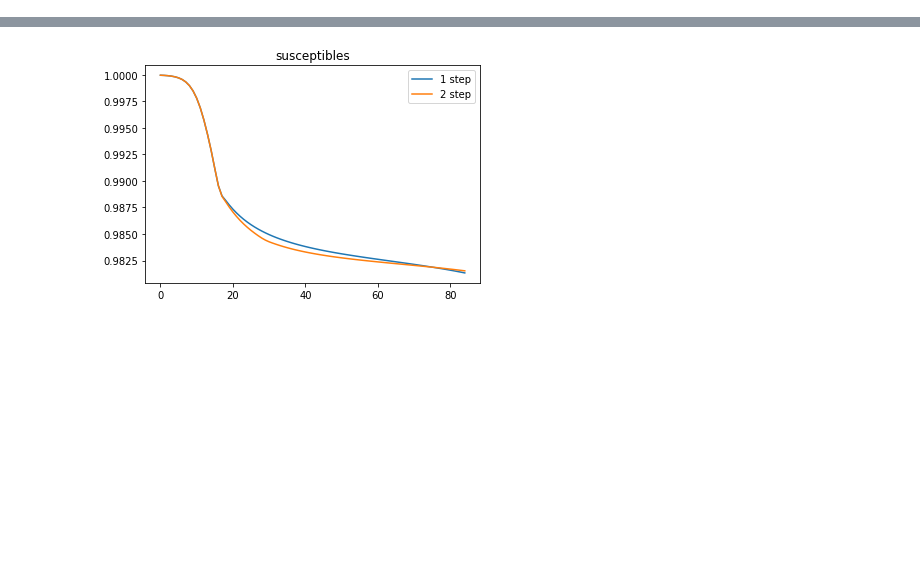
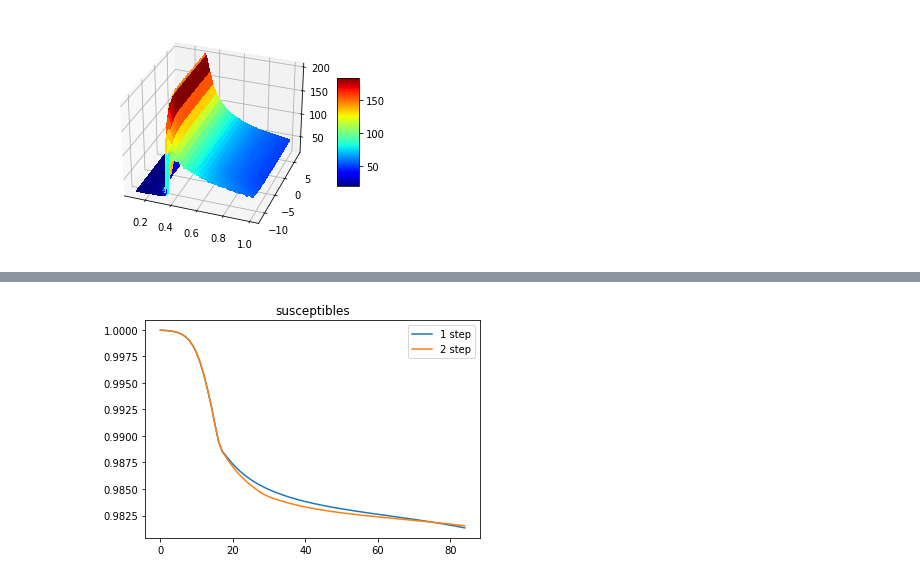
Before and after one commit to giuliacampesan/LDEProject, a Jupyter notebook: LDE_Project.ipynb, the cells around one changed output, grey strips where cells are left out. Saved outputs shown, nothing was run; the diff lists cells and outputs as text; code cells hidden in the pictures; blank space fills up the shorter version.

```diff
--- a/LDE_Project.ipynb
+++ b/LDE_Project.ipynb
@@ -114,0 +114,12 @@ plt.show()
+# %%
+fig, ax = plt.subplots(subplot_kw={"projection": "3d"})
+
+# Plot the surface.
+surf = ax.plot_surface(X, np.log(Y), peak_times, cmap='jet',
+                       linewidth=0, antialiased=False)
+
+fig.colorbar(surf, shrink=0.5, aspect=5)
+ax.view_init(30, 290)
+plt.show()
+# %% [output]
+[figure, added]
```
Also changed, not shown: parts of 14 cells of this notebook.
